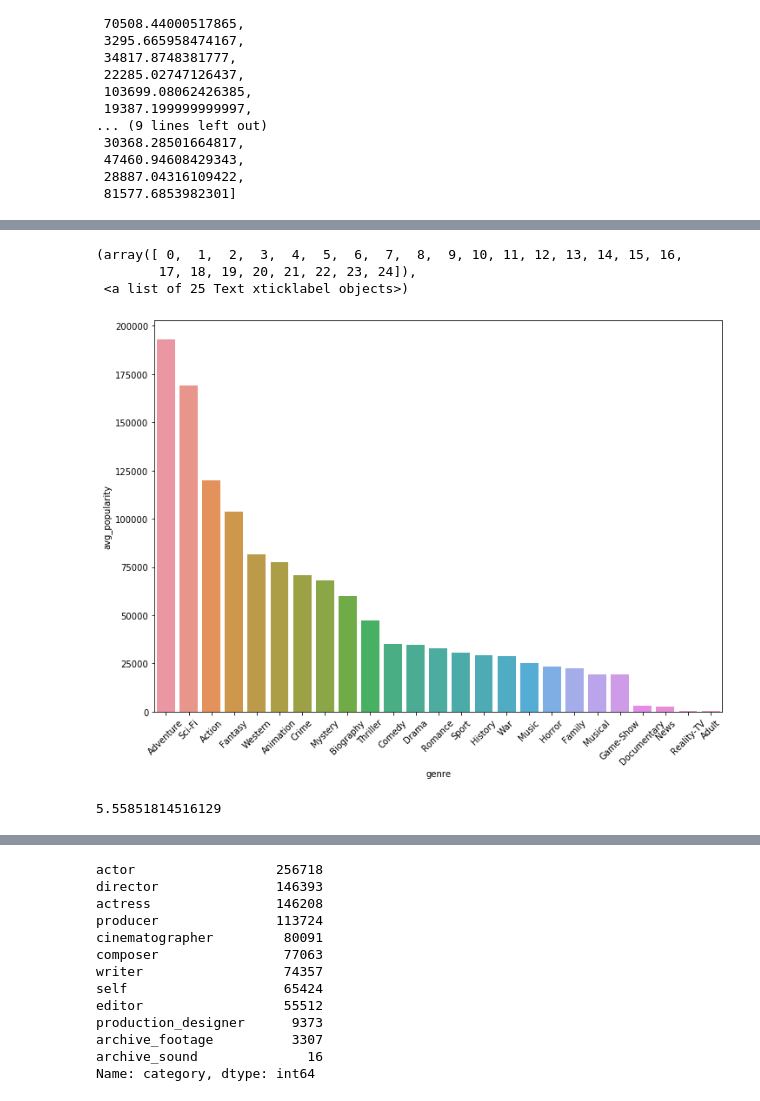
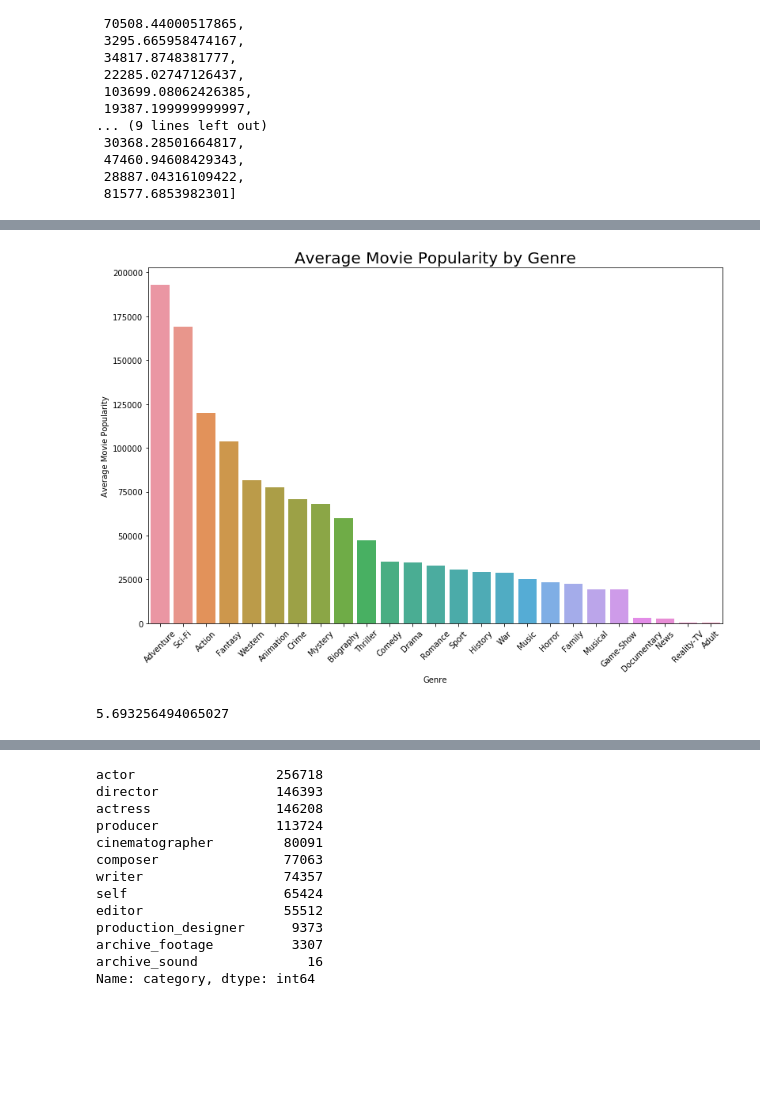
Before and after one commit to lilisbeit/Microsoft-Movies-Project, a Jupyter notebook: Microsoft-Movies-Notebook.ipynb, the cells around one changed output, grey strips where cells are left out. Drawn from its saved outputs; the diff is of its cells as text; code cells hidden in the pictures; blank space fills up the shorter version.

```diff
--- a/Microsoft-Movies-Notebook.ipynb
+++ b/Microsoft-Movies-Notebook.ipynb
@@ -330,13 +328,13 @@ imdb_df = imdb_title_basics_df.merge(imdb_title_ratings_df,how='left', on='tcons
 #drop unnecessary columns
 imdb_df.drop(columns=['original_title'], inplace=True)
 
-#drop movies made prior to 2000
-imdb_df = imdb_df.loc[imdb_df['start_year'] >= 2000]
+#drop movies made prior to 2010
+imdb_df = imdb_df.loc[imdb_df['start_year'] >= 2010]
 #no change in number of entries, since min year is 2010
 
-#drop rows with number of rating votes < 100
+#drop rows with number of rating votes < 15
 imdb_df = imdb_df.loc[imdb_df['numvotes'] >= 15]
-# 28753 entries
+# 54684 entries
 
 #add popularity column (product of 'averagerating' and 'numvotes')
 imdb_df['popularity'] = (imdb_df['averagerating'])*imdb_df['numvotes']
@@ -344,7 +342,7 @@ imdb_df['popularity'] = (imdb_df['averagerating'])*imdb_df['numvotes']
 #reset index
 imdb_df.reset_index(inplace=True, drop=True)
 
-imdb_df.info() # some movies are missing runtime or genres - drop these later
-imdb_df.describe()
+# imdb_df.info() # some movies are missing runtime or genres - drop these later
+# imdb_df.describe() #popularity variable has a huge Standard Deviation
 imdb_df.head()
 # %% [output]
@@ -457,7 +442,7 @@ unique_genres_list
 for x in unique_genres_list:
     genre_ratings_df[x] = ""
     for y in range(0, len(genre_ratings_df)):
-        genre_ratings_df[x][y] = np.where((x in genre_ratings_df['genres'][y]), True, False)
+        genre_ratings_df[x][y] = np.where((x in genre_ratings_df['genres'][y]), 1, 0)
 
 #The above works, but got a pandas warning that using the syntax below would be faster.
 #Tried, but it didn't work, probably because my second one is a row index, not a name
@@ -504,14 +489,14 @@ genre_ratings_df.head(200)
 # create a function for average popularity by genre
 
 # testing code:
-# test = genre_ratings_df.loc[genre_ratings_df['Action'] == True]
-# test['popularity'].sum()/len(test) #175456.49868951613
-# (genre_ratings_df.loc[genre_ratings_df['Action'] == True]['popularity'].sum())/(len(genre_ratings_df.loc[genre_ratings_df['Action'] == True])) #175456.49868951613
+# test = genre_ratings_df.loc[genre_ratings_df['Action'] == 1] #119847
+# test['popularity'].sum()/len(test) #119847
+# (genre_ratings_df.loc[genre_ratings_df['Action'] == 1]['popularity'].sum())/(len(genre_ratings_df.loc[genre_ratings_df['Action'] == 1])) #119847
 
 def get_avg_popularity(column):
     """Calculate the average popularity for one of the genre columns in the genre_ratings_df DataFrame."""
-    sum_popularity = (genre_ratings_df.loc[column == True]['popularity'].sum())
-    len_popularity = (len(genre_ratings_df.loc[column == True]))
+    sum_popularity = (genre_ratings_df.loc[column == 1]['popularity'].sum())
+    len_popularity = (len(genre_ratings_df.loc[column == 1]))
     return sum_popularity/len_popularity
 
 get_avg_popularity(genre_ratings_df['Action'])
@@ -576,28 +561,29 @@ genre_avg_pop_df
 # %%
 # plot genres by popularity
 
-fig, ax = plt.subplots(figsize=(11.7, 8.27))
+fig, ax = plt.subplots(figsize=(13, 8.27))
 ax = sns.barplot(x=genre_avg_pop_df['genre'], y=genre_avg_pop_df['avg_popularity'])
 ax.figsize=(20,10)
 plt.xticks(rotation=45)
+plt.title('Average Movie Popularity by Genre', fontsize = 20)
+plt.xlabel('Genre')
+plt.ylabel('Average Movie Popularity')
+plt.show()
 # %% [output]
-(array([ 0,  1,  2,  3,  4,  5,  6,  7,  8,  9, 10, 11, 12, 13, 14, 15, 16,
-        17, 18, 19, 20, 21, 22, 23, 24]),
- <a list of 25 Text xticklabel objects>)
-[figure, old version]
+[figure, new version]
 # %%
 # I wonder if average ratings follow the same pattern as popularity
 # create a function for average rating by genre
 
 def get_avg_rating(column):
     """Calculate the average rating of one of the genre columns in the genre_ratings_df DataFrame."""
-    sum_rating = (genre_ratings_df.loc[column == True]['averagerating'].sum())
-    len_rating = (len(genre_ratings_df.loc[column == True]))
+    sum_rating = (genre_ratings_df.loc[column == 1]['averagerating'].sum())
+    len_rating = (len(genre_ratings_df.loc[column == 1]))
     return sum_rating/len_rating
 
 get_avg_rating(genre_ratings_df['Action'])
 # %% [output]
-5.55851814516129
+5.693256494065027
 # %%
 #create list of average ratings using list of genres
 
```
Also changed, not shown: parts of 91 cells of this notebook.
